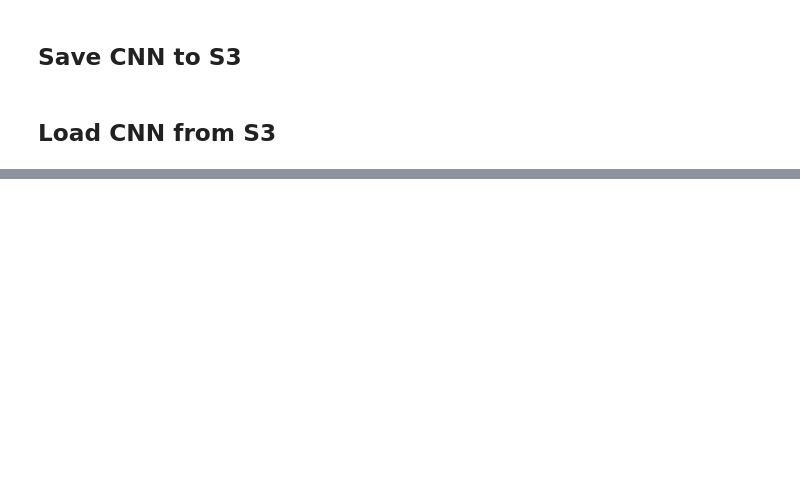
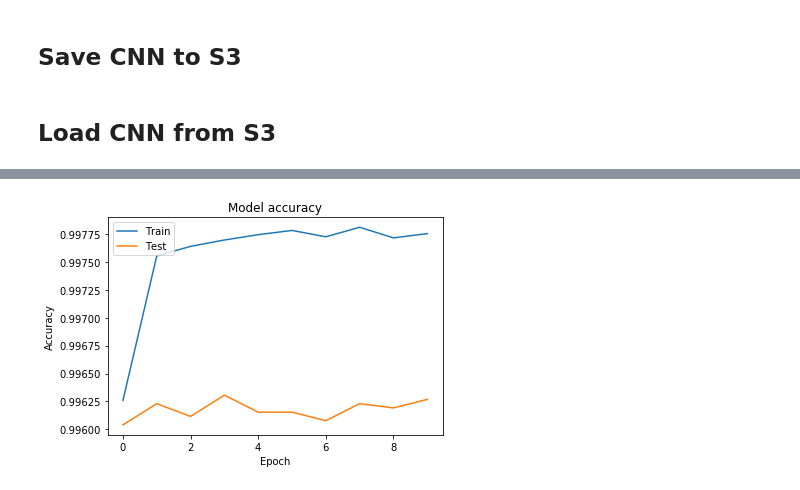
Before and after one commit to lchutny/wildfireplus, a Jupyter notebook: train_cnn_model.ipynb, the cells around one changed output, grey strips where cells are left out. Cells and saved outputs as stored; diff of their text form; code cells hidden in the pictures; blank space fills up the shorter version.

```diff
--- a/train_cnn_model.ipynb
+++ b/train_cnn_model.ipynb
@@ -184,7 +186,7 @@ def f1_score(y_true, y_pred):
 
     return score
 # %%
-# Create model_2: image data, weather data, and fire speed/direction data with functional API
+# # Create model_2: image data, weather data, and fire speed/direction data with functional API
 
 # Define image inputs shape
 image_shape = fire[0].shape
@@ -197,19 +199,23 @@ weather_inputs = Input(shape = weather_shape)
 # Add layers for fire image interpretation
 fire_1 = AveragePooling2D(pool_size=(2, 2), strides=None, padding='valid')(image_inputs)
 
-fire_2 = Conv2D(32, kernel_size=(3, 3), activation='sigmoid')(fire_1)
-fire_3 = MaxPooling2D(pool_size=(2,2), strides=None, padding='valid')(fire_2)
-fire_4 = Dropout(0.2)(fire_3)
+fire_8 = Conv2D(16, kernel_size=(2, 2), activation='tanh')(fire_1)
+fire_9 = MaxPooling2D(pool_size=(2,2), strides=None, padding='valid')(fire_8)
+fire_10 = Dropout(0.2)(fire_9)
 
-fire_5 = Conv2D(64, kernel_size=(3, 3), activation='sigmoid')(fire_4)
-fire_6 = MaxPooling2D(pool_size=(2,2), strides=None, padding='valid')(fire_5)
-fire_7 = Dropout(0.2)(fire_6)
+fire_11 = Conv2D(32, kernel_size=(2, 2), activation='tanh')(fire_10)
+fire_12 = MaxPooling2D(pool_size=(2,2), strides=None, padding='valid')(fire_11)
+fire_13 = Dropout(0.2)(fire_12)
 
-fire_8 = Flatten()(fire_7)
-fire_9 = Dense(128, activation='sigmoid')(fire_8)
+fire_14 = Conv2D(64, kernel_size=(2, 2), activation='tanh')(fire_13)
+fire_15 = MaxPooling2D(pool_size=(2,2), strides=None, padding='valid')(fire_14)
+fire_16 = Dropout(0.2)(fire_15)
+
+fire_20 = Flatten()(fire_16)
+fire_21 = Dense(128, activation='tanh')(fire_20)
 
 # Combine the layers
-concat = concatenate([fire_9, weather_inputs])
+concat = concatenate([fire_21, weather_inputs])
 
 # Final dense layer
 predictions = Dense(1, activation='sigmoid')(concat)
@@ -230,7 +236,7 @@ Wall time: 144 ms
 # %%
 %%time
 # fit the model
-model_2.fit(
+history = model_2.fit(
     x = [fire, weather],
     y = Y,
     validation_split = test_size,
@@ -299,0 +335,13 @@ new_model.set_weights(new_weights)
+# %%
+import matplotlib.pyplot as plt
+
+# Plot training & validation accuracy values
+plt.plot(history.history['accuracy'])
+plt.plot(history.history['val_accuracy'])
+plt.title('Model accuracy')
+plt.ylabel('Accuracy')
+plt.xlabel('Epoch')
+plt.legend(['Train', 'Test'], loc='upper left')
+plt.show()
+# %% [output]
+[figure, added]
```
Also changed, not shown: parts of 11 cells of this notebook.
